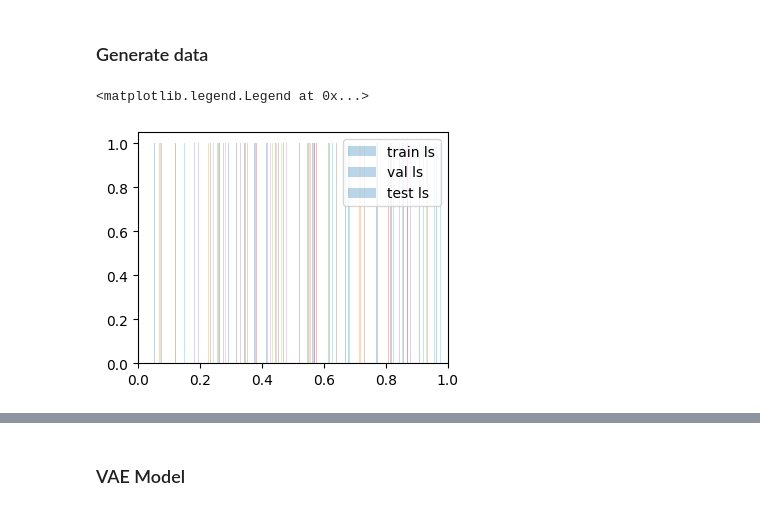
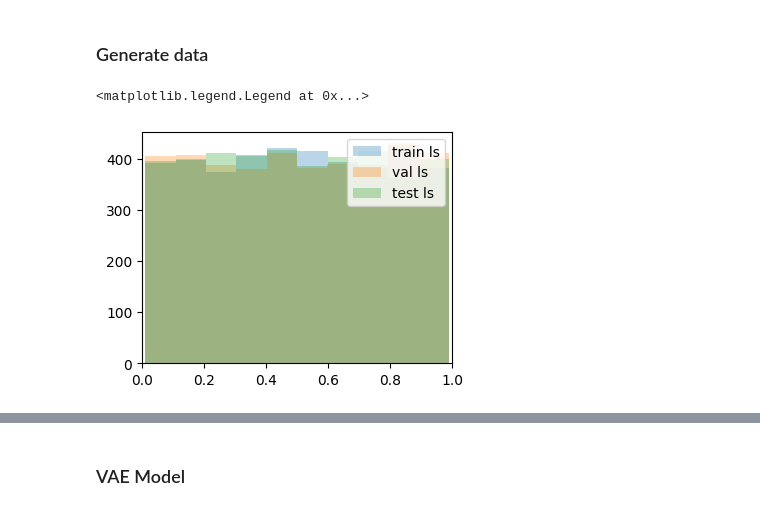
Before and after one commit to elizavetasemenova/PriorCVAE_JAX, a Jupyter notebook: docs/PriorVAE.ipynb, the cells around one changed output, grey strips where cells are left out. Cells and saved outputs as stored; diff of their text form; code cells hidden in the pictures.

```diff
--- a/docs/PriorVAE.ipynb
+++ b/docs/PriorVAE.ipynb
@@ -96,19 +101,19 @@ test_loader_iter  = iter(test_loader)
 # %%
 # check: what lengthscales are we generating?
 
 ls_train_set = train_set.ls
 ls_val_set   = val_set.ls
 ls_test_set  = test_set.ls
 
 plt.figure(figsize=(4,3))
-plt.hist(ls_train_set, alpha = 0.3, label = 'train ls')
-plt.hist(ls_val_set,   alpha = 0.3, label = 'val ls')
-plt.hist(ls_test_set,  alpha = 0.3, label = 'test ls')
+plt.hist(ls_train_set[:, 0], alpha = 0.3, label = 'train ls')
+plt.hist(ls_val_set[:, 0],   alpha = 0.3, label = 'val ls')
+plt.hist(ls_test_set[:, 0],  alpha = 0.3, label = 'test ls')
 plt.xlim(0,1)
 plt.legend()
 # %% [output]
 <matplotlib.legend.Legend at 0x...>
-[figure, old version]
+[figure, new version]
 # %%
 # check: what trajectories are we generating?
 
```
Also changed, not shown: parts of 13 cells of this notebook, 4 other files.
